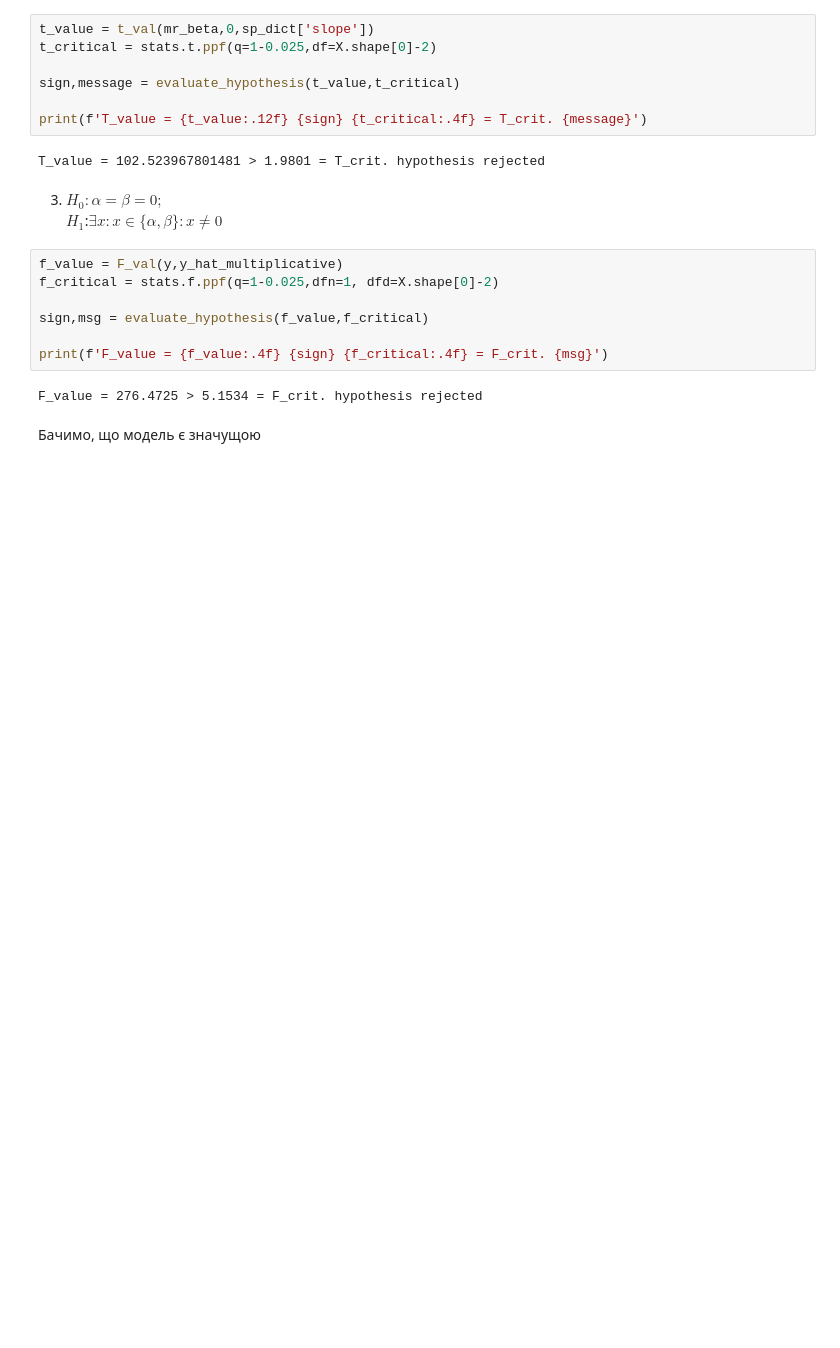
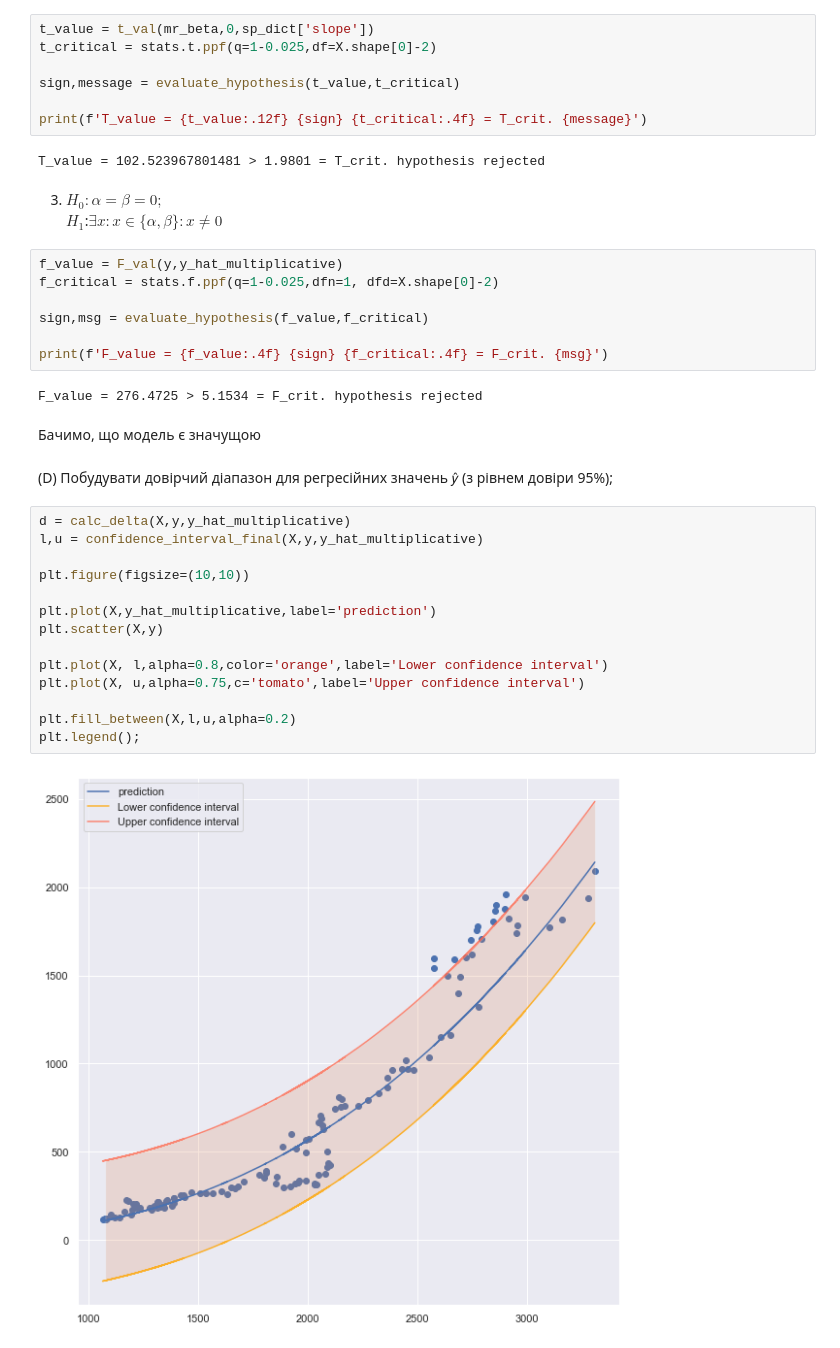
Before and after one commit to EddieKro/Econometrics, a Jupyter notebook: notebooks/Econometrics_Lab2.ipynb, the cells around one changed output. Drawn from its saved outputs; the diff is of its cells as text; blank space fills up the shorter version.

```diff
--- a/notebooks/Econometrics_Lab2.ipynb
+++ b/notebooks/Econometrics_Lab2.ipynb
@@ -320,4 +332,22 @@ print(f'F_value = {f_value:.4f} {sign} {f_critical:.4f} = F_crit. {msg}')
 F_value = 276.4725 > 5.1534 = F_crit. hypothesis rejected
 # %% [markdown]
 Бачимо, що модель є значущою
+# %% [markdown]
+(D) Побудувати довірчий діапазон для регресійних значень 𝑦̂ (з рівнем довіри 95%);<br>
+# %%
+d = calc_delta(X,y,y_hat_multiplicative)
+l,u = confidence_interval_final(X,y,y_hat_multiplicative)
+
+plt.figure(figsize=(10,10))
+
+plt.plot(X,y_hat_multiplicative,label='prediction')
+plt.scatter(X,y)
+
+plt.plot(X, l,alpha=0.8,color='orange',label='Lower confidence interval')
+plt.plot(X, u,alpha=0.75,c='tomato',label='Upper confidence interval')
+
+plt.fill_between(X,l,u,alpha=0.2)
+plt.legend();
+# %% [output]
+[figure, added]
 # %% [markdown]
```
Also changed, not shown: parts of 10 cells of this notebook, 1 other file.
